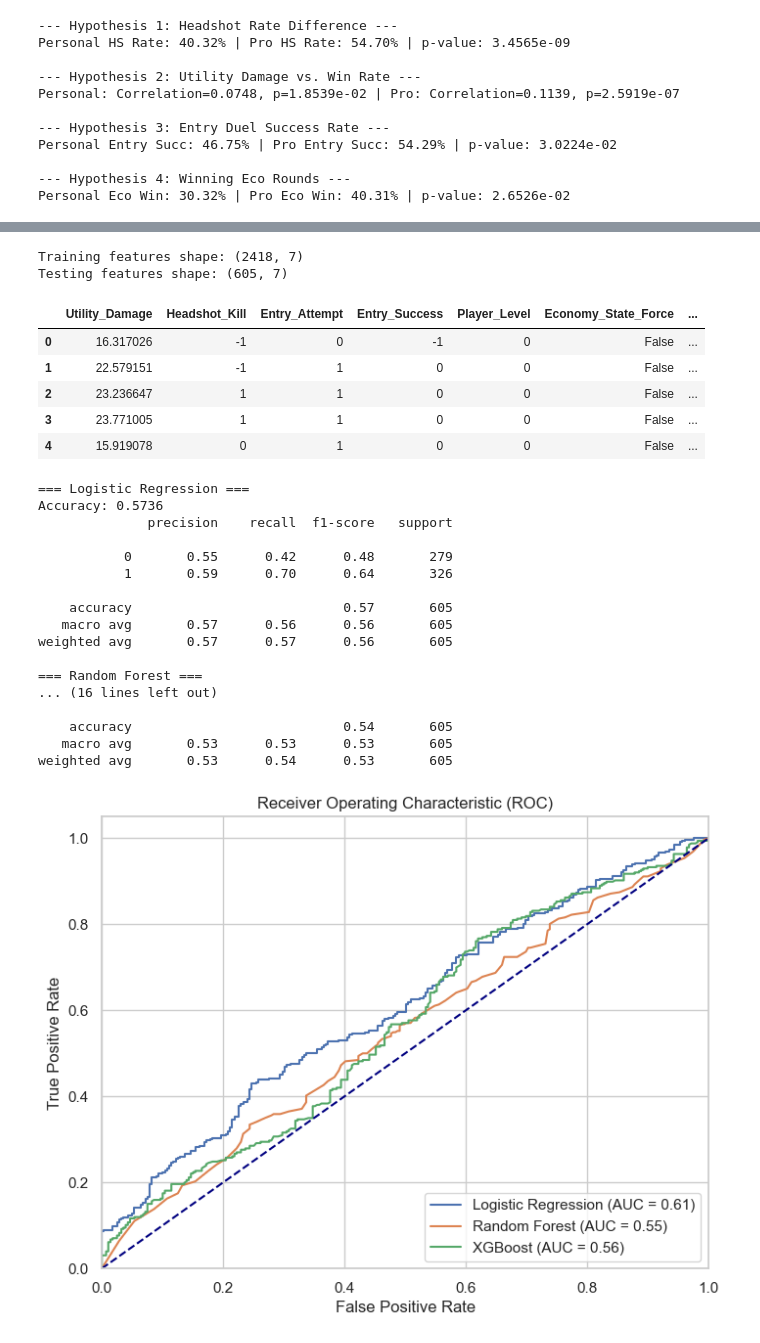
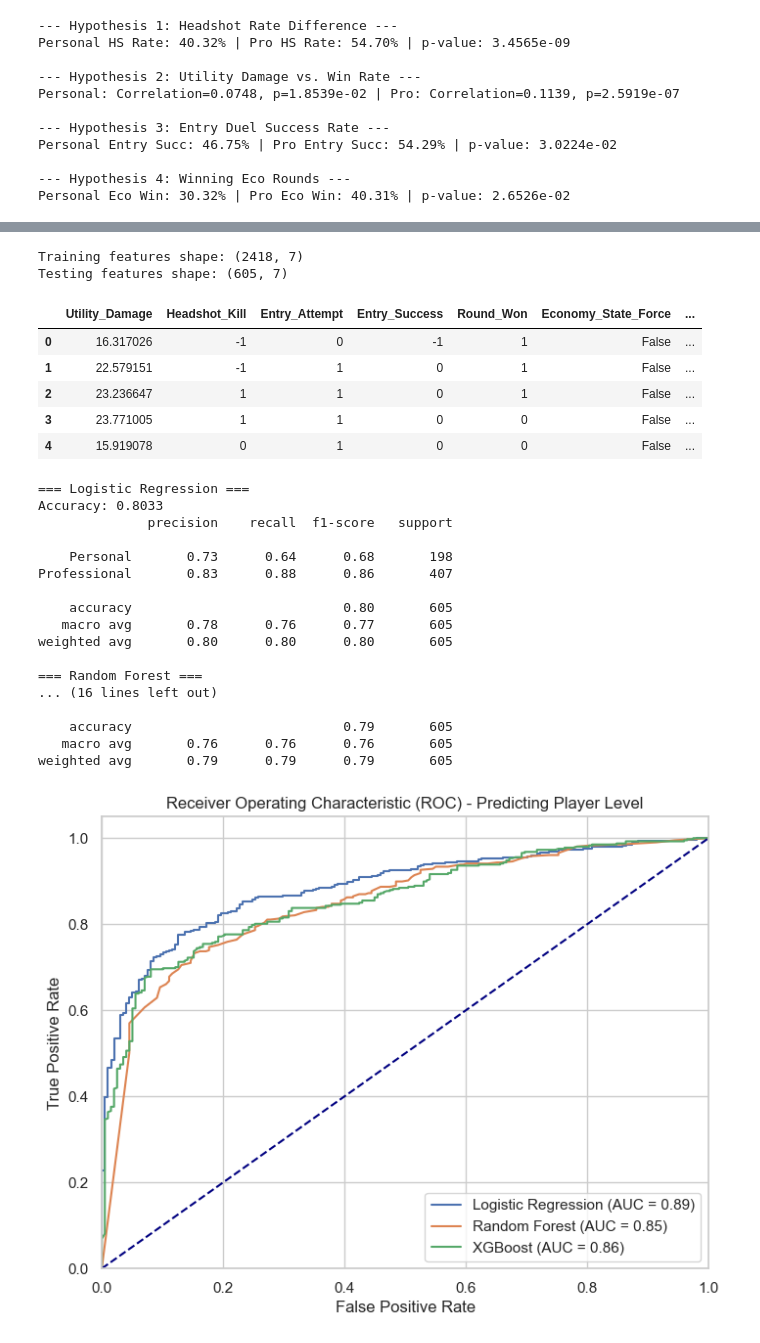
Before and after one commit to mehmetterenn/dsa-project, a Jupyter notebook: dsa210_project.ipynb, the cells around one changed output, grey strips where cells are left out. Cells and saved outputs as stored; diff of their text form; code cells hidden in the pictures.

```diff
--- a/dsa210_project.ipynb
+++ b/dsa210_project.ipynb
@@ -125,13 +128,13 @@ ml_df = ml_df.drop(columns=['Match_ID', 'Round_Num'])
 # One-hot encode Economy_State
 ml_df = pd.get_dummies(ml_df, columns=['Economy_State'], drop_first=True)
 
-# Encode Player_Level (Personal=0, Professional=1)
+# Encode Target: Player_Level (Personal=0, Professional=1)
 le = LabelEncoder()
 ml_df['Player_Level'] = le.fit_transform(ml_df['Player_Level'])
 
 # Define Features (X) and Target (y)
-X = ml_df.drop('Round_Won', axis=1)
-y = ml_df['Round_Won']
+X = ml_df.drop('Player_Level', axis=1)
+y = ml_df['Player_Level']
 
 # Train-Test Split (80% train, 20% test)
 X_train, X_test, y_train, y_test = train_test_split(X, y, test_size=0.2, random_state=42, stratify=y)
@@ -142,10 +145,10 @@ X.head()
 # %% [output]
 Training features shape: (2418, 7)
 Testing features shape: (605, 7)
-|  | Utility_Damage | Headshot_Kill | Entry_Attempt | Entry_Success | Player_Level | Economy_State_Force | ... |
-| 0 | 16.317026 | -1 | 0 | -1 | 0 | False | ... |
-| 1 | 22.579151 | -1 | 1 | 0 | 0 | False | ... |
-| 2 | 23.236647 | 1 | 1 | 0 | 0 | False | ... |
+|  | Utility_Damage | Headshot_Kill | Entry_Attempt | Entry_Success | Round_Won | Economy_State_Force | ... |
+| 0 | 16.317026 | -1 | 0 | -1 | 1 | False | ... |
+| 1 | 22.579151 | -1 | 1 | 0 | 1 | False | ... |
+| 2 | 23.236647 | 1 | 1 | 0 | 1 | False | ... |
 | 3 | 23.771005 | 1 | 1 | 0 | 0 | False | ... |
 | 4 | 15.919078 | 0 | 1 | 0 | 0 | False | ... |
 # %%
@@ -170,44 +173,44 @@ for name, model in models.items():
     y_prob = model.predict_proba(X_test)[:, 1]
 
     # Metrics
     acc = accuracy_score(y_test, y_pred)
     results[name] = acc
     print(f"=== {name} ===")
     print(f"Accuracy: {acc:.4f}")
-    print(classification_report(y_test, y_pred))
+    print(classification_report(y_test, y_pred, target_names=['Personal', 'Professional']))
 
     # ROC Curve
     fpr, tpr, _ = roc_curve(y_test, y_prob)
     roc_auc = auc(fpr, tpr)
     ax.plot(fpr, tpr, label=f"{name} (AUC = {roc_auc:.2f})")
 
 # Plot Formatting
 ax.plot([0, 1], [0, 1], color='navy', linestyle='--')
 ax.set_xlim([0.0, 1.0])
 ax.set_ylim([0.0, 1.05])
 ax.set_xlabel('False Positive Rate')
 ax.set_ylabel('True Positive Rate')
-ax.set_title('Receiver Operating Characteristic (ROC)')
+ax.set_title('Receiver Operating Characteristic (ROC) - Predicting Player Level')
 ax.legend(loc="lower right")
 plt.show()
 # %% [output]
 === Logistic Regression ===
-Accuracy: 0.5736
+Accuracy: 0.8033
               precision    recall  f1-score   support
 
-           0       0.55      0.42      0.48       279
-           1       0.59      0.70      0.64       326
+    Personal       0.73      0.64      0.68       198
+Professional       0.83      0.88      0.86       407
 
-    accuracy                           0.57       605
-   macro avg       0.57      0.56      0.56       605
-weighted avg       0.57      0.57      0.56       605
+    accuracy                           0.80       605
+   macro avg       0.78      0.76      0.77       605
+weighted avg       0.80      0.80      0.80       605
 
 === Random Forest ===
 ... (16 lines left out)
 
-    accuracy                           0.54       605
-   macro avg       0.53      0.53      0.53       605
-weighted avg       0.53      0.54      0.53       605
+    accuracy                           0.79       605
+   macro avg       0.76      0.76      0.76       605
+weighted avg       0.79      0.79      0.79       605
-[figure, old version]
+[figure, new version]
 # %% [markdown]
 ### Feature Importance Analysis
```
Also changed, not shown: parts of 3 cells of this notebook.
